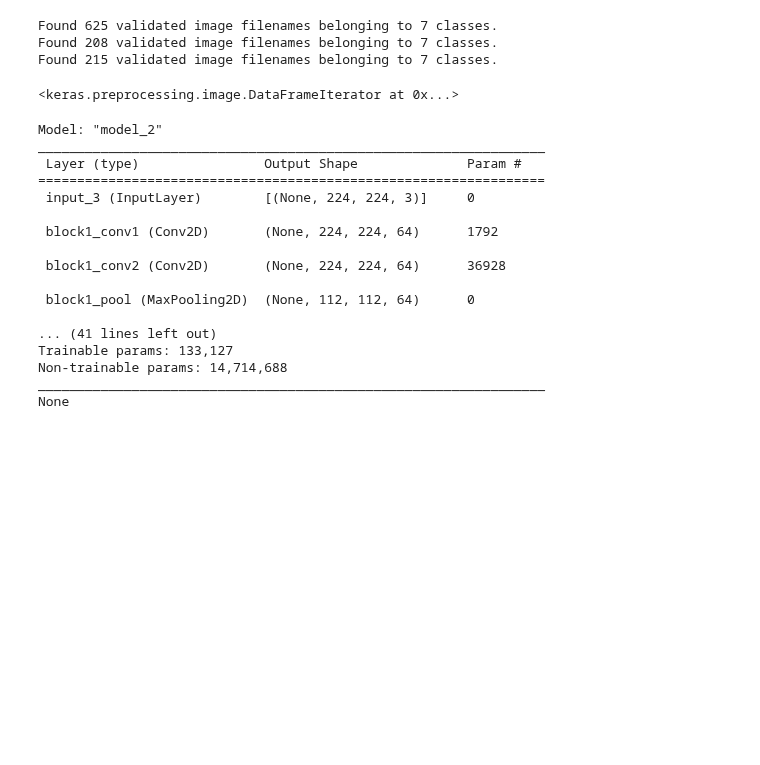
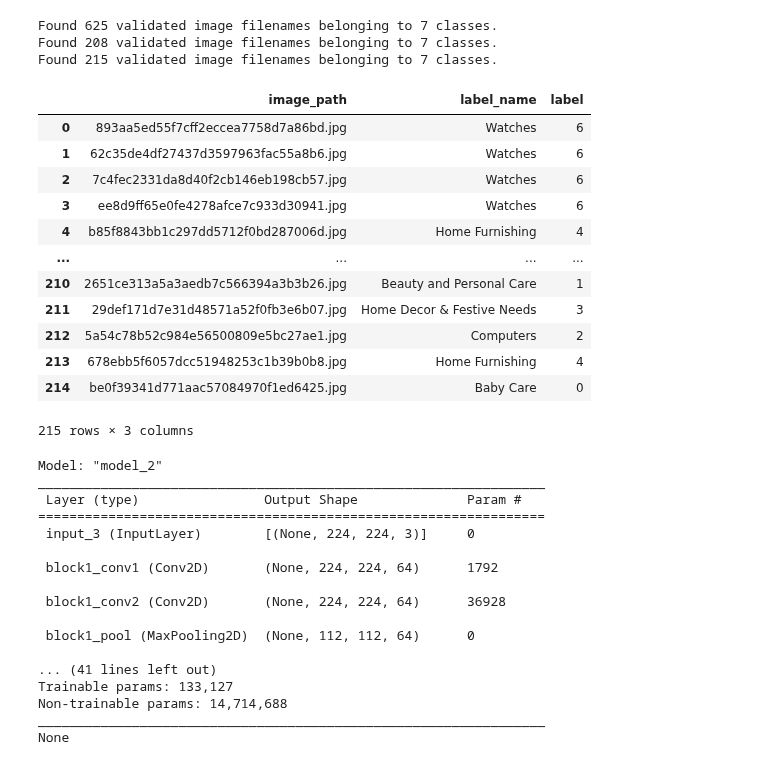
Before and after one commit to Antoine1608/OC-DS-P6-Classifiez_automatiquement_biens_consommation, a Jupyter notebook: Naudy_Antoine_3_notebook_traitement_avec_technique_recente_032023.ipynb, the cells around one changed output. Saved outputs shown, nothing was run; the diff lists cells and outputs as text; code cells hidden in the pictures; blank space fills up the shorter version.

```diff
--- a/Naudy_Antoine_3_notebook_traitement_avec_technique_recente_032023.ipynb
+++ b/Naudy_Antoine_3_notebook_traitement_avec_technique_recente_032023.ipynb
@@ -505,10 +545,22 @@ test_flow = data_flow_fct_test(data_test, datagen_test, data_type=None)
 Found 625 validated image filenames belonging to 7 classes.
 Found 208 validated image filenames belonging to 7 classes.
 Found 215 validated image filenames belonging to 7 classes.
-# %%
-train_flow
-# %% [output]
-<keras.preprocessing.image.DataFrameIterator at 0x...>
+# %%
+data_test
+# %% [output]
+|  | image_path | label_name | label |
+| 0 | 893aa5ed55f7cff2eccea7758d7a86bd.jpg | Watches | 6 |
+| 1 | 62c35de4df27437d3597963fac55a8b6.jpg | Watches | 6 |
+| 2 | 7c4fec2331da8d40f2cb146eb198cb57.jpg | Watches | 6 |
+| 3 | ee8d9ff65e0fe4278afce7c933d30941.jpg | Watches | 6 |
+| 4 | b85f8843bb1c297dd5712f0bd287006d.jpg | Home Furnishing | 4 |
+| ... | ... | ... | ... |
+| 210 | 2651ce313a5a3aedb7c566394a3b3b26.jpg | Beauty and Personal Care | 1 |
+| 211 | 29def171d7e31d48571a52f0fb3e6b07.jpg | Home Decor & Festive Needs | 3 |
+| 212 | 5a54c78b52c984e56500809e5bc27ae1.jpg | Computers | 2 |
+| 213 | 678ebb5f6057dcc51948253c1b39b0b8.jpg | Home Furnishing | 4 |
+| 214 | be0f39341d771aac57084970f1ed6425.jpg | Baby Care | 0 |
+215 rows × 3 columns
 # %%
 # Création du modèle
 with tf.device('/gpu:0'):
```
Also changed, not shown: parts of 52 cells of this notebook, 2 other files.
